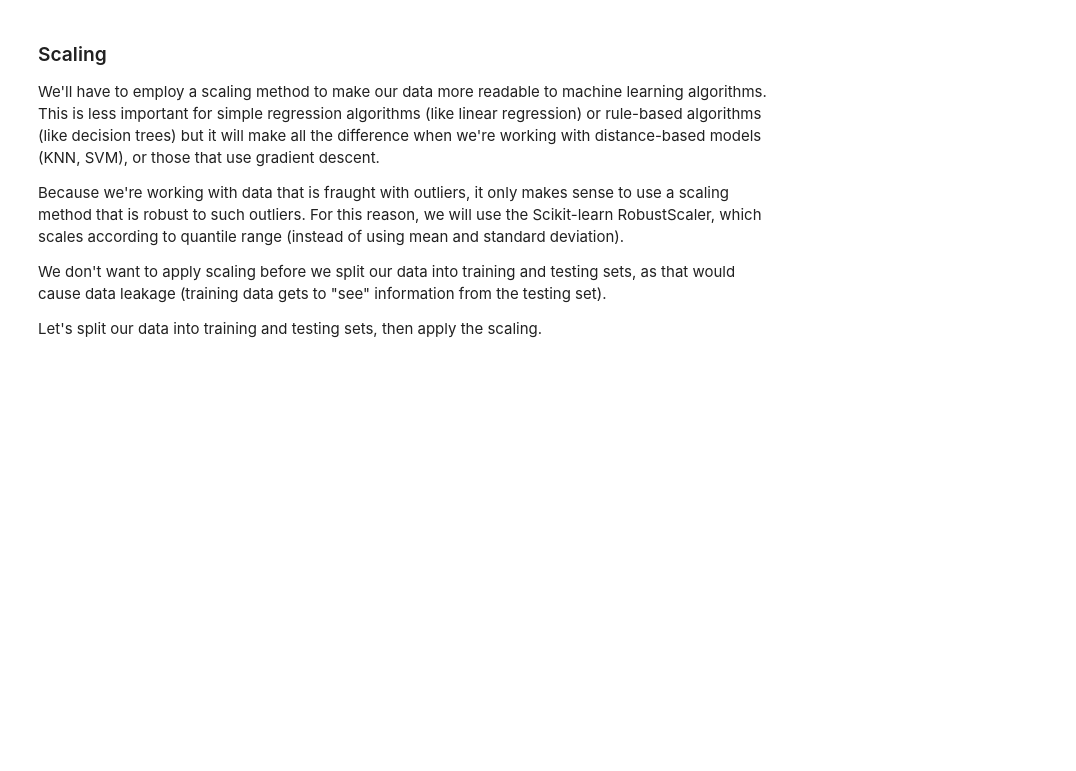
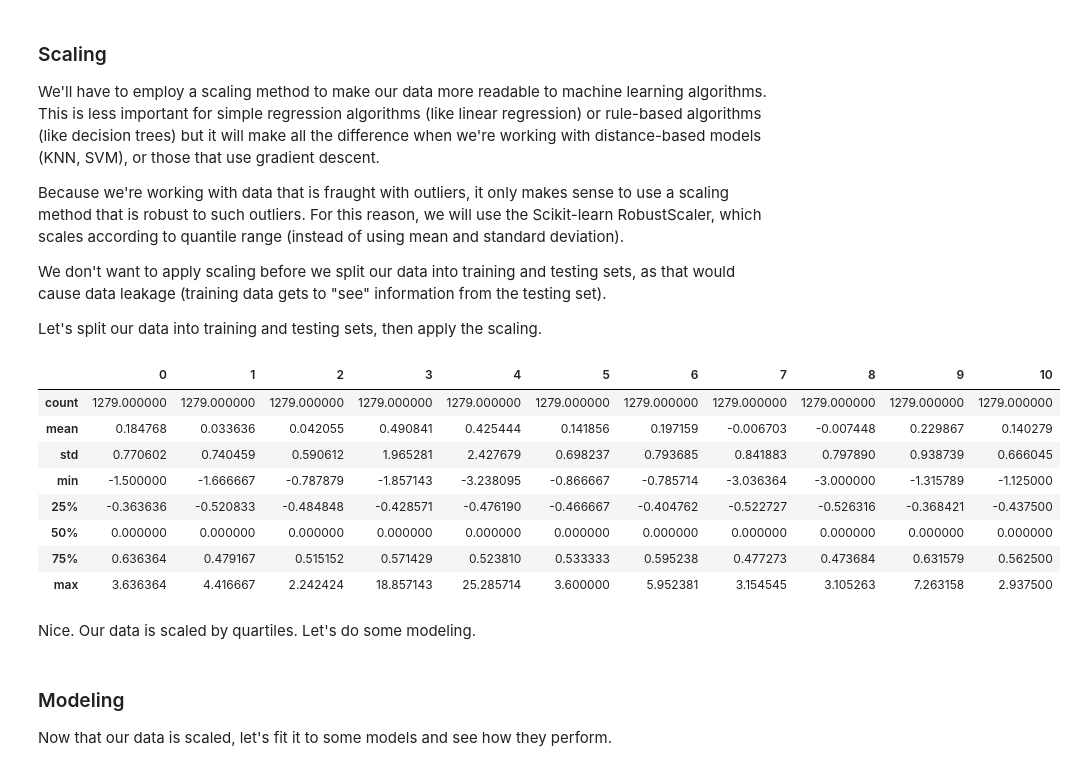
Before and after one commit to zdravoj/data-science-foundations, a Jupyter notebook: UCI_wine_quality.ipynb, the cells around one changed output. Cells and saved outputs as stored; diff of their text form; code cells hidden in the pictures; blank space fills up the shorter version.

Commit message:
added WQ modeling description

```diff
--- a/UCI_wine_quality.ipynb
+++ b/UCI_wine_quality.ipynb
@@ -1504,12 +1504,12 @@ white_y = white_df['quality']
 
 # split into train and test sets
 red_X_train, red_X_test, red_y_train, red_y_test = train_test_split(red_X, red_y,
-                                                        train_size=0.2,
+                                                        train_size=0.8,
                                                         random_state=42,
                                                         stratify=red_y
                                                     )
 white_X_train, white_X_test, white_y_train, white_y_test = train_test_split(white_X, white_y,
-                                                                train_size=0.2,
+                                                                train_size=0.8,
                                                                 random_state=42,
                                                                 stratify=white_y
                                                             )
@@ -1524,3 +1524,21 @@ white_X_train_scaled = white_rbs.fit_transform(white_X_train)
 # scale testing sets
 red_X_test_scaled = red_rbs.transform(red_X_test)
 white_X_test_scaled = white_rbs.transform(white_X_test)
+# %%
+pd.DataFrame(red_X_train_scaled).describe()
+# %% [output]
+|  | 0 | 1 | 2 | 3 | 4 | 5 | 6 | 7 | 8 | 9 | 10 |
+| count | 1279.000000 | 1279.000000 | 1279.000000 | 1279.000000 | 1279.000000 | 1279.000000 | 1279.000000 | 1279.000000 | 1279.000000 | 1279.000000 | 1279.000000 |
+| mean | 0.184768 | 0.033636 | 0.042055 | 0.490841 | 0.425444 | 0.141856 | 0.197159 | -0.006703 | -0.007448 | 0.229867 | 0.140279 |
+| std | 0.770602 | 0.740459 | 0.590612 | 1.965281 | 2.427679 | 0.698237 | 0.793685 | 0.841883 | 0.797890 | 0.938739 | 0.666045 |
+| min | -1.500000 | -1.666667 | -0.787879 | -1.857143 | -3.238095 | -0.866667 | -0.785714 | -3.036364 | -3.000000 | -1.315789 | -1.125000 |
+| 25% | -0.363636 | -0.520833 | -0.484848 | -0.428571 | -0.476190 | -0.466667 | -0.404762 | -0.522727 | -0.526316 | -0.368421 | -0.437500 |
+| 50% | 0.000000 | 0.000000 | 0.000000 | 0.000000 | 0.000000 | 0.000000 | 0.000000 | 0.000000 | 0.000000 | 0.000000 | 0.000000 |
+| 75% | 0.636364 | 0.479167 | 0.515152 | 0.571429 | 0.523810 | 0.533333 | 0.595238 | 0.477273 | 0.473684 | 0.631579 | 0.562500 |
+| max | 3.636364 | 4.416667 | 2.242424 | 18.857143 | 25.285714 | 3.600000 | 5.952381 | 3.154545 | 3.105263 | 7.263158 | 2.937500 |
+# %% [markdown]
+Nice. Our data is scaled by quartiles. Let's do some modeling.
+# %% [markdown]
+### Modeling
+
+Now that our data is scaled, let's fit it to some models and see how they perform.
```
